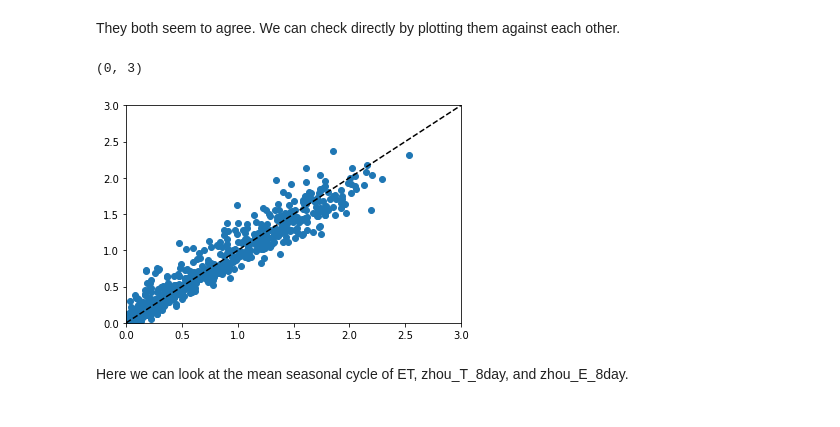
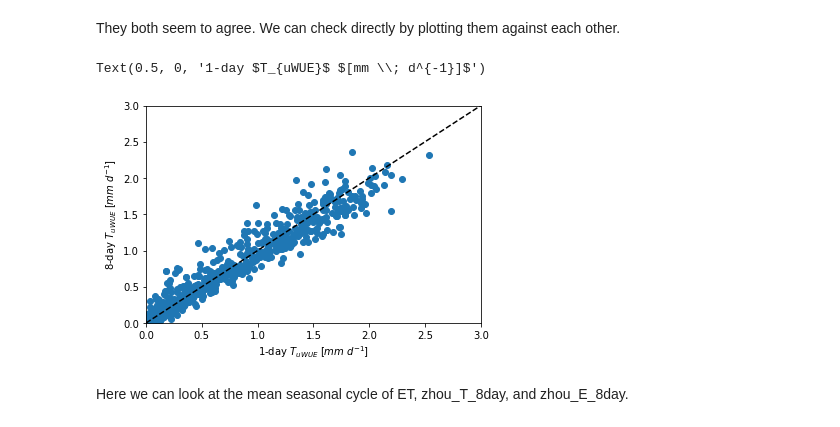
Before and after one commit to jnelson18/ecosystem-transpiration, a Jupyter notebook: Zhou_tutorial.ipynb, the cells around one changed output. Cells and saved outputs as stored; diff of their text form; code cells hidden in the pictures.

```diff
--- a/Zhou_tutorial.ipynb
+++ b/Zhou_tutorial.ipynb
@@ -156,11 +156,13 @@ They both seem to agree. We can check directly by plotting them against each oth
 # %%
 pl.scatter(ds_zhou.zhou_T,ds_zhou.zhou_T_8day)
 pl.plot([0,3], [0,3], '--k')
 pl.ylim(0,3)
 pl.xlim(0,3)
+pl.ylabel('8-day $T_{uWUE}$ $[mm \; d^{-1}]$')
+pl.xlabel('1-day $T_{uWUE}$ $[mm \; d^{-1}]$')
 # %% [output]
-(0, 3)
+Text(0.5, 0, '1-day $T_{uWUE}$ $[mm \\; d^{-1}]$')
-[figure, old version]
+[figure, new version]
 # %% [markdown]
 Here we can look at the mean seasonal cycle of ET, zhou_T_8day, and zhou_E_8day.
 # %%
```
Also changed, not shown: parts of 2 cells of this notebook, 5 other files.
